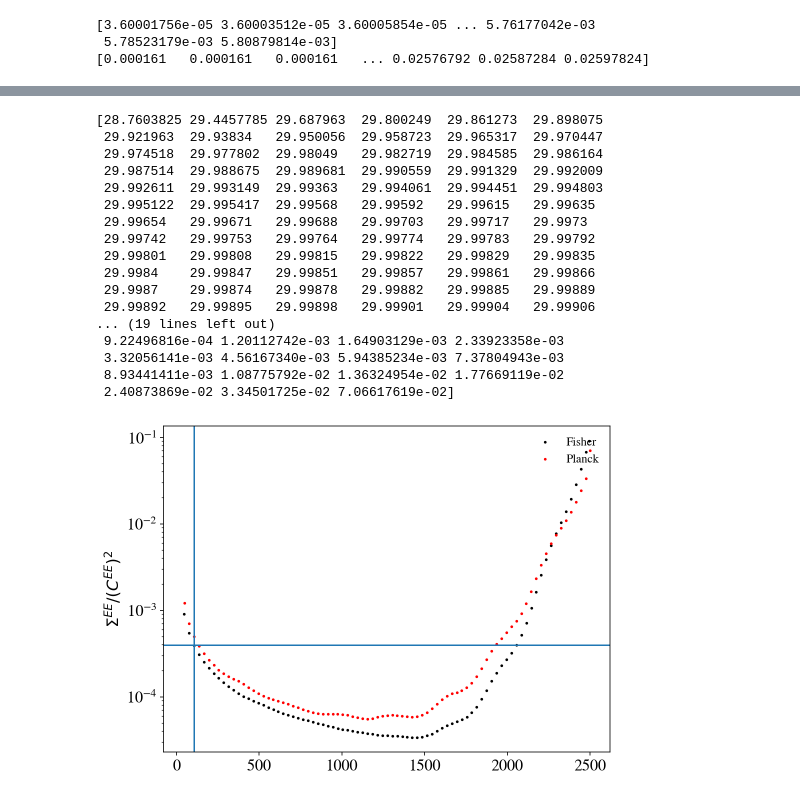
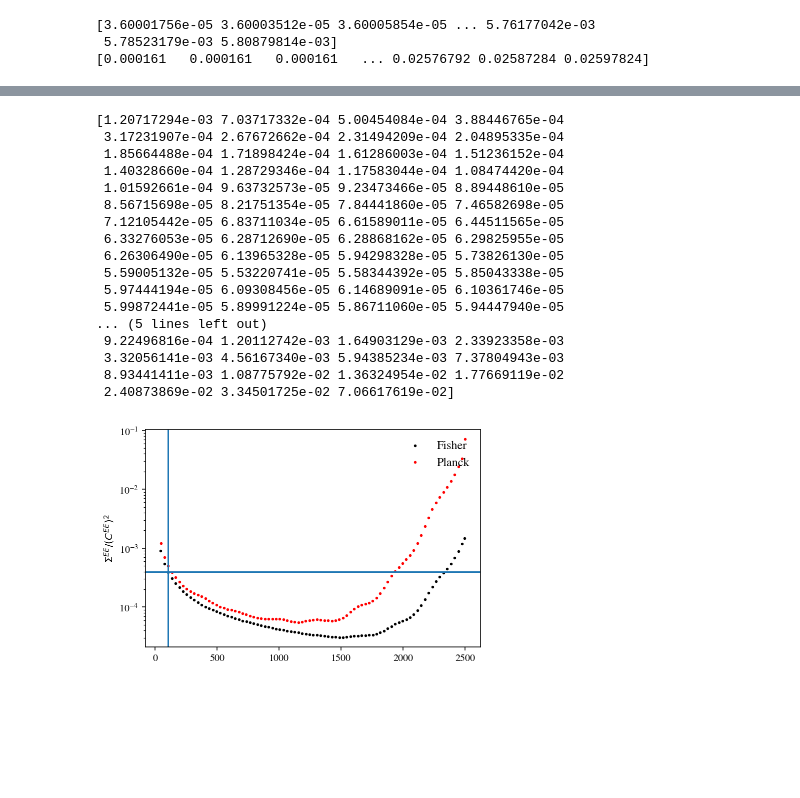
Before and after one commit to gplynch619/recombination, a Jupyter notebook: notebooks/PlanckErrors.ipynb, the cells around one changed output, grey strips where cells are left out. Cells and saved outputs as stored; diff of their text form; code cells hidden in the pictures; blank space fills up the shorter version.

```diff
--- a/notebooks/PlanckErrors.ipynb
+++ b/notebooks/PlanckErrors.ipynb
@@ -114,7 +131,7 @@ def construct_covariance(fiducial_arrays, ells, noise_parameters):
         B2_l = np.exp(-ells*(ells+1)*beam_width_143**2)
         T_channels.append(noise_parameters['weight_inv_T_143']/B2_l)
         P_channels.append(noise_parameters['weight_inv_P_143']/B2_l)
-    elif noise_parameters['use_217']:
+    if noise_parameters['use_217']:
         beam_width_143 = (noise_parameters['beam_FWHM_217_arcmin']*arcmin_to_radians)/np.sqrt(8*np.log(2))
         B2_l = np.exp(-ells*(ells+1)*beam_width_143**2)
         T_channels.append(noise_parameters['weight_inv_T_217']/B2_l)
@@ -261,55 +278,54 @@ def get_planck_binned(file):
     data = np.loadtxt(file)
 
     ll_arr =data[:,0]
-    print(np.diff(ll_arr))
     Dl_arr = data[:,4]
     delta_Dl_arr = (data[:,2] + data[:,3])/2
 
-    return ll_arr, Dl_arr, delta_Dl_arr
+    return np.array(ll_arr), np.array(Dl_arr), np.array(delta_Dl_arr)
 
 delta_ell = 30
 
 tt_dl_bin_centers, tt_dl_binned = bin_Dls(fiducial_Dl['tt'], delta_ell)
 planck_bin_center, planck_dl, planck_delta_dl = get_planck_binned(filelist[0])
 
 error = []
 
 for ell_cent in tt_dl_bin_centers:
     error.append(ell_cent*(ell_cent+1)/(2*np.pi)*np.sqrt(error_covariance[int(ell_cent)-2, 0, 0]/delta_ell))
 
 print(np.array((planck_delta_dl/planck_dl))**2)
 
 
 fig,ax = plt.subplots()
 fsky = 0.8
 ax.scatter(tt_dl_bin_centers, (error/tt_dl_binned)**2, color='k', s=3, label="Fisher")
 ax.scatter(planck_bin_center, (planck_delta_dl/planck_dl)**2, color='r', s=3, label="Planck")
 ax.axhline((1./30)*(2./(2*105 + 1)/fsky))
 ax.axvline(105)
 #ax.set_xlim([2,200])
 ax.legend(loc='upper right', prop={'size': 12}, frameon=False)
 ax.set_yscale('log')
 ax.set_ylabel("{}".format(labellist[1]))
 plt.show()
 # %% [output]
-[28.7603825 29.4457785 29.687963  29.800249  29.861273  29.898075
- 29.921963  29.93834   29.950056  29.958723  29.965317  29.970447
- 29.974518  29.977802  29.98049   29.982719  29.984585  29.986164
- 29.987514  29.988675  29.989681  29.990559  29.991329  29.992009
- 29.992611  29.993149  29.99363   29.994061  29.994451  29.994803
- 29.995122  29.995417  29.99568   29.99592   29.99615   29.99635
- 29.99654   29.99671   29.99688   29.99703   29.99717   29.9973
- 29.99742   29.99753   29.99764   29.99774   29.99783   29.99792
- 29.99801   29.99808   29.99815   29.99822   29.99829   29.99835
- 29.9984    29.99847   29.99851   29.99857   29.99861   29.99866
- 29.9987    29.99874   29.99878   29.99882   29.99885   29.99889
- 29.99892   29.99895   29.99898   29.99901   29.99904   29.99906
-... (19 lines left out)
+[1.20717294e-03 7.03717332e-04 5.00454084e-04 3.88446765e-04
+ 3.17231907e-04 2.67672662e-04 2.31494209e-04 2.04895335e-04
+ 1.85664488e-04 1.71898424e-04 1.61286003e-04 1.51236152e-04
+ 1.40328660e-04 1.28729346e-04 1.17583044e-04 1.08474420e-04
+ 1.01592661e-04 9.63732573e-05 9.23473466e-05 8.89448610e-05
+ 8.56715698e-05 8.21751354e-05 7.84441860e-05 7.46582698e-05
+ 7.12105442e-05 6.83711034e-05 6.61589011e-05 6.44511565e-05
+ 6.33276053e-05 6.28712690e-05 6.28868162e-05 6.29825955e-05
+ 6.26306490e-05 6.13965328e-05 5.94298328e-05 5.73826130e-05
+ 5.59005132e-05 5.53220741e-05 5.58344392e-05 5.85043338e-05
+ 5.97444194e-05 6.09308456e-05 6.14689091e-05 6.10361746e-05
+ 5.99872441e-05 5.89991224e-05 5.86711060e-05 5.94447940e-05
+... (5 lines left out)
  9.22496816e-04 1.20112742e-03 1.64903129e-03 2.33923358e-03
  3.32056141e-03 4.56167340e-03 5.94385234e-03 7.37804943e-03
  8.93441411e-03 1.08775792e-02 1.36324954e-02 1.77669119e-02
  2.40873869e-02 3.34501725e-02 7.06617619e-02]
-[figure, old version]
+[figure, new version]
 # %%
 TT_full_file = "/Users/gabe/projects/recombination/data/planck/COM_PowerSpect_CMB-base-plikHM-TTTEEE-lowl-lowE-lensing-minimum-theory_R3.01.txt"
 
```
Also changed, not shown: parts of 9 cells of this notebook, 3 other files.
